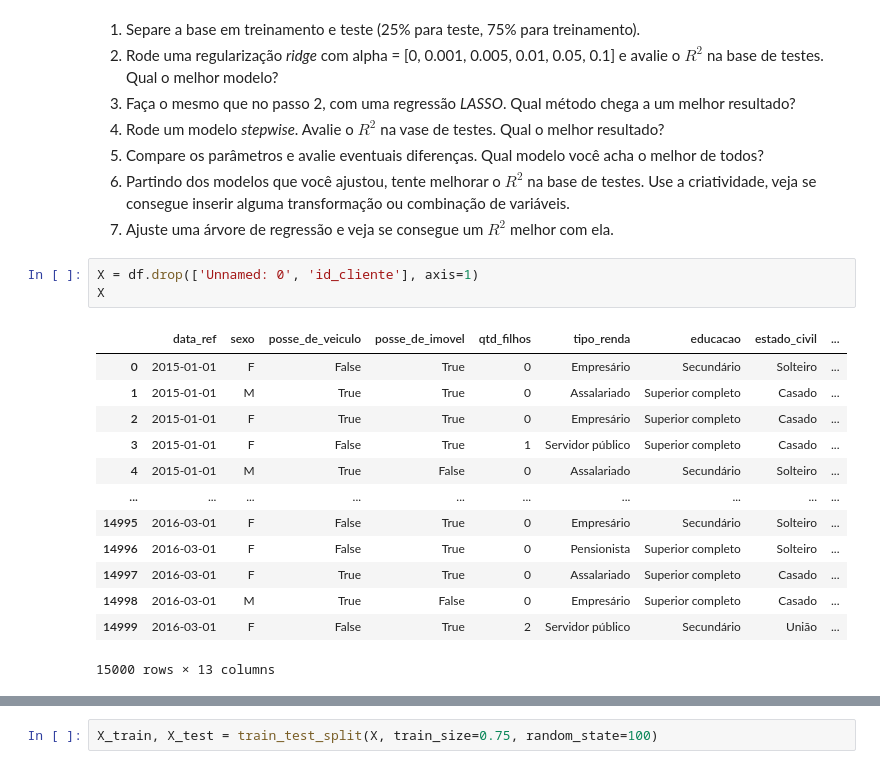
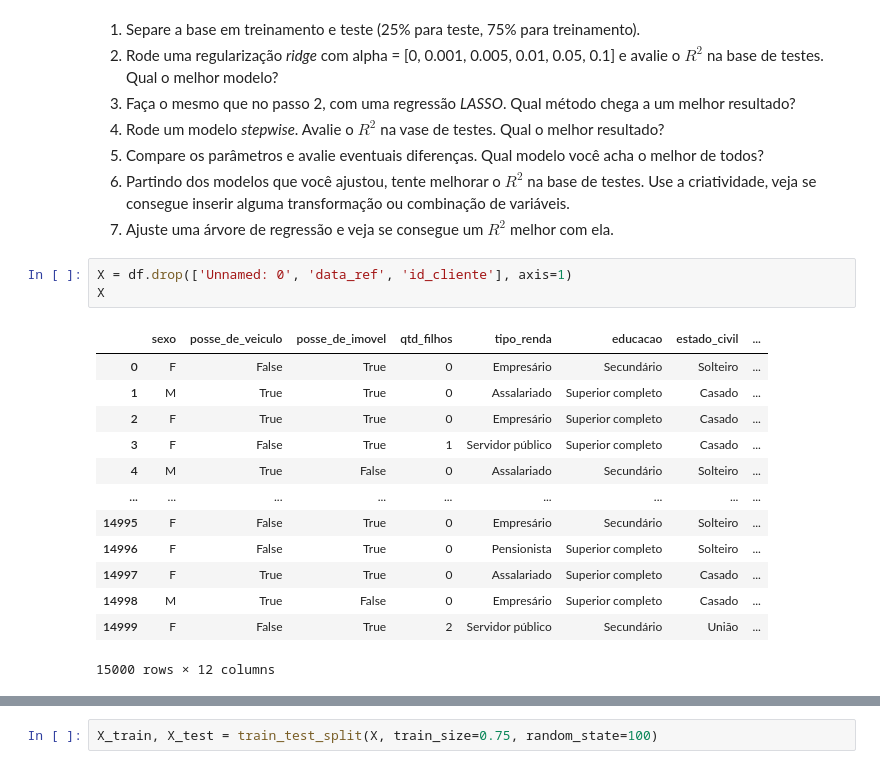
Before and after one commit to harleiaki/DataScience-, a Jupyter notebook: Mod 13 - Tarefa02.ipynb, the cells around one changed output, grey strips where cells are left out. Cells and saved outputs as stored; diff of their text form.

```diff
--- a/Mod 13 - Tarefa02.ipynb
+++ b/Mod 13 - Tarefa02.ipynb
@@ -71,19 +74,19 @@ memory usage: 1.5+ MB
 6. Partindo dos modelos que você ajustou, tente melhorar o $R^2$ na base de testes. Use a criatividade, veja se consegue inserir alguma transformação ou combinação de variáveis.
 7. Ajuste uma árvore de regressão e veja se consegue um $R^2$ melhor com ela.
 # %%
-X = df.drop(['Unnamed: 0', 'id_cliente'], axis=1)
+X = df.drop(['Unnamed: 0', 'data_ref', 'id_cliente'], axis=1)
 X
 # %% [output]
-|  | data_ref | sexo | posse_de_veiculo | posse_de_imovel | qtd_filhos | tipo_renda | educacao | estado_civil | ... |
-| 0 | 2015-01-01 | F | False | True | 0 | Empresário | Secundário | Solteiro | ... |
-| 1 | 2015-01-01 | M | True | True | 0 | Assalariado | Superior completo | Casado | ... |
-| 2 | 2015-01-01 | F | True | True | 0 | Empresário | Superior completo | Casado | ... |
-| 3 | 2015-01-01 | F | False | True | 1 | Servidor público | Superior completo | Casado | ... |
-| 4 | 2015-01-01 | M | True | False | 0 | Assalariado | Secundário | Solteiro | ... |
-| ... | ... | ... | ... | ... | ... | ... | ... | ... | ... |
-| 14995 | 2016-03-01 | F | False | True | 0 | Empresário | Secundário | Solteiro | ... |
-| 14996 | 2016-03-01 | F | False | True | 0 | Pensionista | Superior completo | Solteiro | ... |
-| 14997 | 2016-03-01 | F | True | True | 0 | Assalariado | Superior completo | Casado | ... |
-| 14998 | 2016-03-01 | M | True | False | 0 | Empresário | Superior completo | Casado | ... |
-| 14999 | 2016-03-01 | F | False | True | 2 | Servidor público | Secundário | União | ... |
+|  | sexo | posse_de_veiculo | posse_de_imovel | qtd_filhos | tipo_renda | educacao | estado_civil | ... |
+| 0 | F | False | True | 0 | Empresário | Secundário | Solteiro | ... |
+| 1 | M | True | True | 0 | Assalariado | Superior completo | Casado | ... |
+| 2 | F | True | True | 0 | Empresário | Superior completo | Casado | ... |
+| 3 | F | False | True | 1 | Servidor público | Superior completo | Casado | ... |
+| 4 | M | True | False | 0 | Assalariado | Secundário | Solteiro | ... |
+| ... | ... | ... | ... | ... | ... | ... | ... | ... |
+| 14995 | F | False | True | 0 | Empresário | Secundário | Solteiro | ... |
+| 14996 | F | False | True | 0 | Pensionista | Superior completo | Solteiro | ... |
+| 14997 | F | True | True | 0 | Assalariado | Superior completo | Casado | ... |
+| 14998 | M | True | False | 0 | Empresário | Superior completo | Casado | ... |
+| 14999 | F | False | True | 2 | Servidor público | Secundário | União | ... |
-15000 rows × 13 columns
+15000 rows × 12 columns
```
Also changed, not shown: parts of 45 cells of this notebook.
